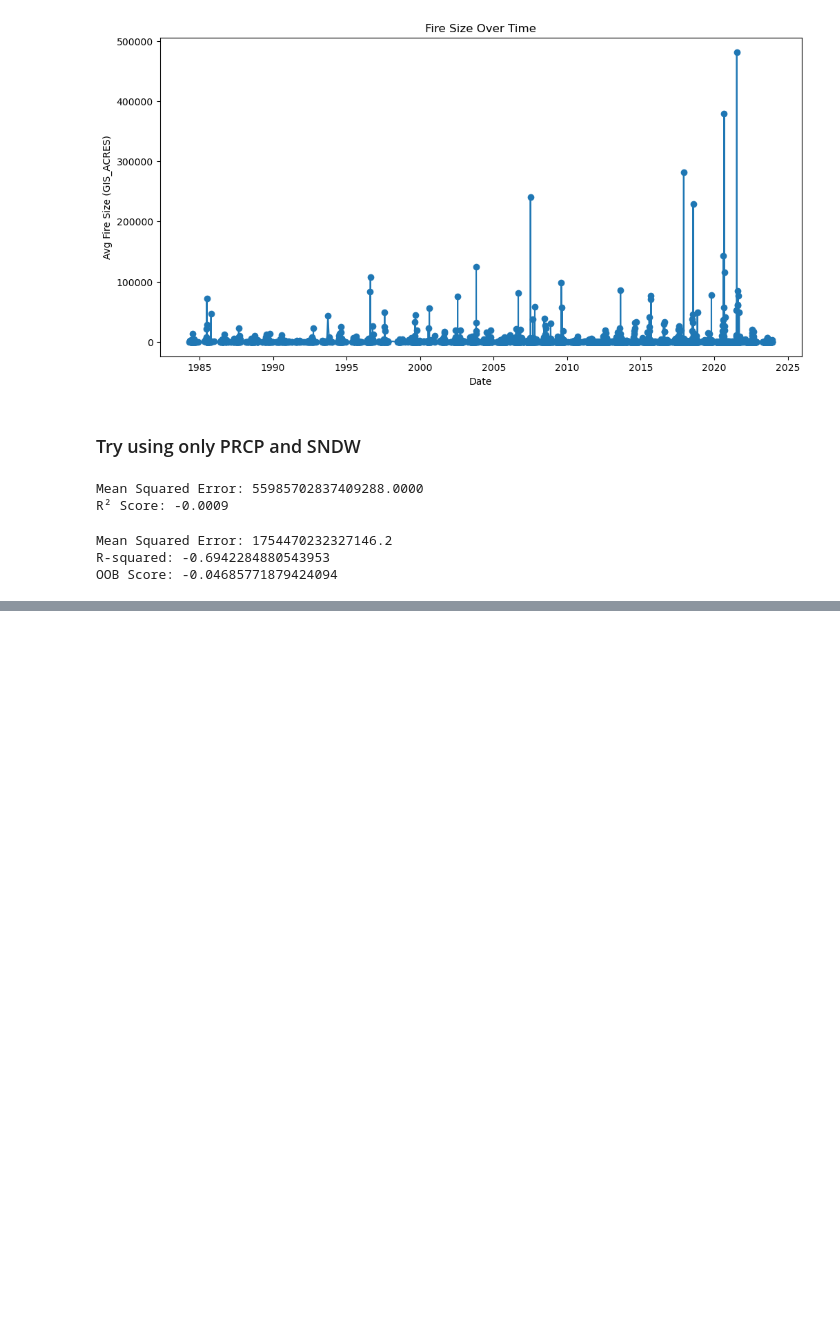
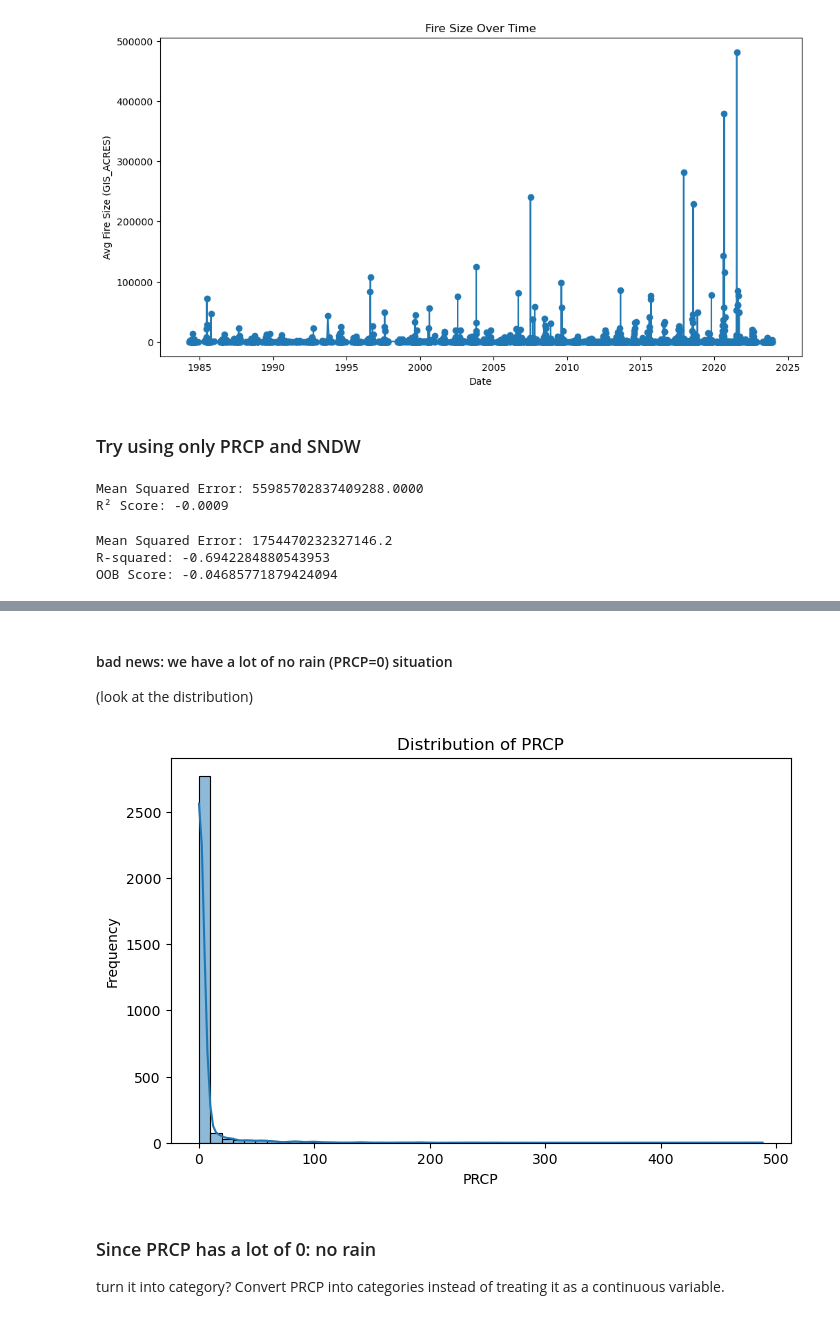
Before and after one commit to Ruhan105/IRC-Group5, a Jupyter notebook: ML pivoted regression (main).ipynb, the cells around one changed output, grey strips where cells are left out. Cells and saved outputs as stored; diff of their text form; code cells hidden in the pictures; blank space fills up the shorter version.

```diff
--- a/ML pivoted regression (main).ipynb
+++ b/ML pivoted regression (main).ipynb
@@ -442,0 +546,19 @@ OOB Score: -0.04685771879424094
+# %% [markdown]
+#### bad news: we have a lot of no rain (PRCP=0) situation
+(look at the distribution)
+# %%
+import seaborn as sns
+import matplotlib.pyplot as plt
+
+plt.figure(figsize=(8, 5))
+sns.histplot(pivoted_weather_ready['PRCP'], bins=50, kde=True)
+plt.xlabel("PRCP")
+plt.ylabel("Frequency")
+plt.title("Distribution of PRCP")
+plt.show()
+# %% [output]
+[figure, added]
+# %% [markdown]
+### Since PRCP has a lot of 0: no rain
+turn it into category?
+Convert PRCP into categories instead of treating it as a continuous variable.
```
Also changed, not shown: parts of 30 cells of this notebook.
